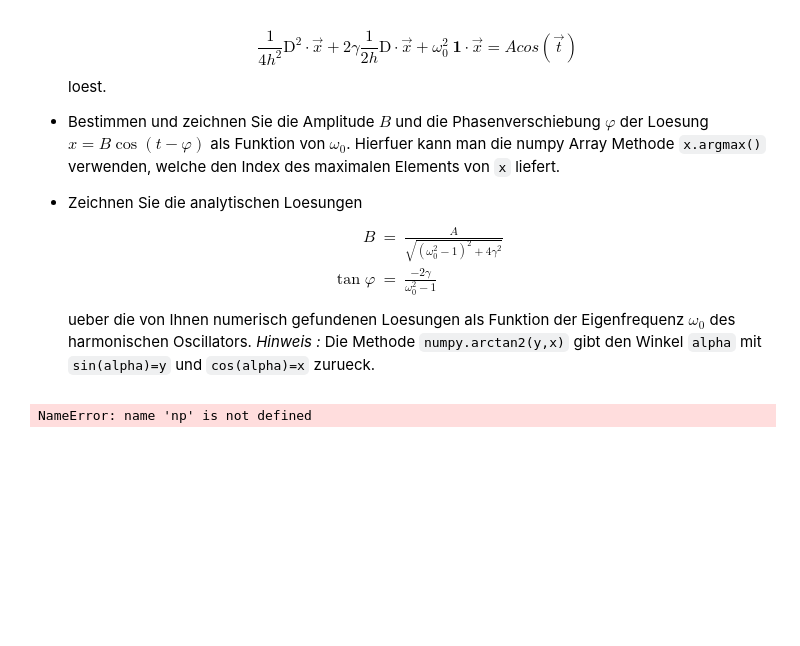
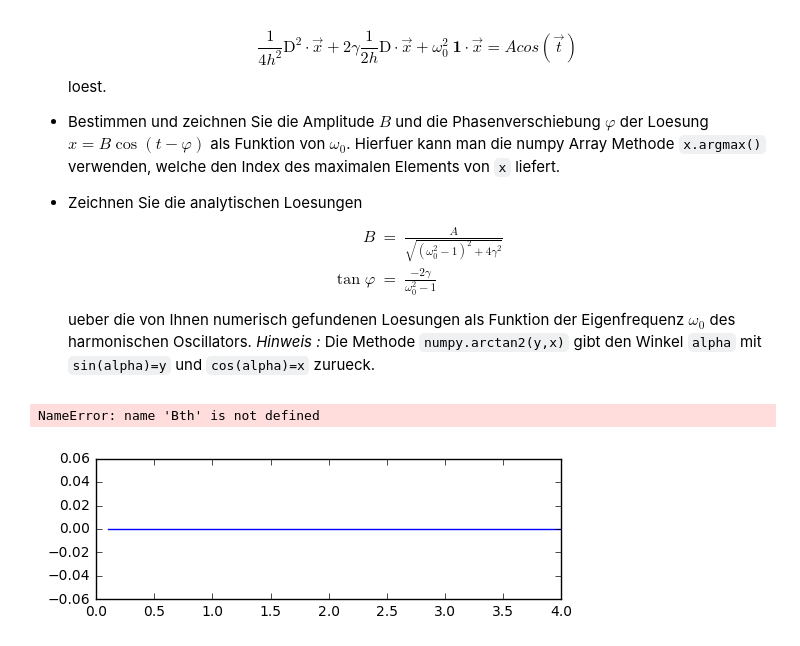
Before and after one commit to moric-99/ModSim, a Jupyter notebook: ModSim WS1718 Uebung 06.ipynb, the cells around one changed output. Cells and saved outputs as stored; diff of their text form; code cells hidden in the pictures; blank space fills up the shorter version.

```diff
--- a/ModSim WS1718 Uebung 06.ipynb
+++ b/ModSim WS1718 Uebung 06.ipynb
@@ -93,27 +96,29 @@ def limit_cycle(omega0=1.0,gamma=0.1,A=1.0,N=100) :
 # %%
 L=100
 omega0 = np.linspace(0.1,4,L)
 B = np.zeros(L)
 phi = np.zeros(L)
 
 # bestimme B und phi numerisch fuer alle Werte in omega0
 # definiere die theoretischen Werte Bth und phith
 
 
 subplot(2,1,1)
 plot(omega0,B,label='num.')
 plot(omega0,Bth,'k--',label='Theorie')
 legend()
 xlabel('$\omega_0$')
 ylabel('$B$')
 
 
 subplot(2,1,2)
 plot(omega0,phi,label='num.')
 plot(omega0,phith,'k--',label='Theorie')
 legend()
 xlabel('$\omega_0$')
 ylabel('$\phi$')
 show(100% werder)
+-50
 # %% [output]
-NameError: name 'np' is not defined
+NameError: name 'Bth' is not defined
+[figure, added]
```
Also changed, not shown: parts of 1 cell of this notebook.
